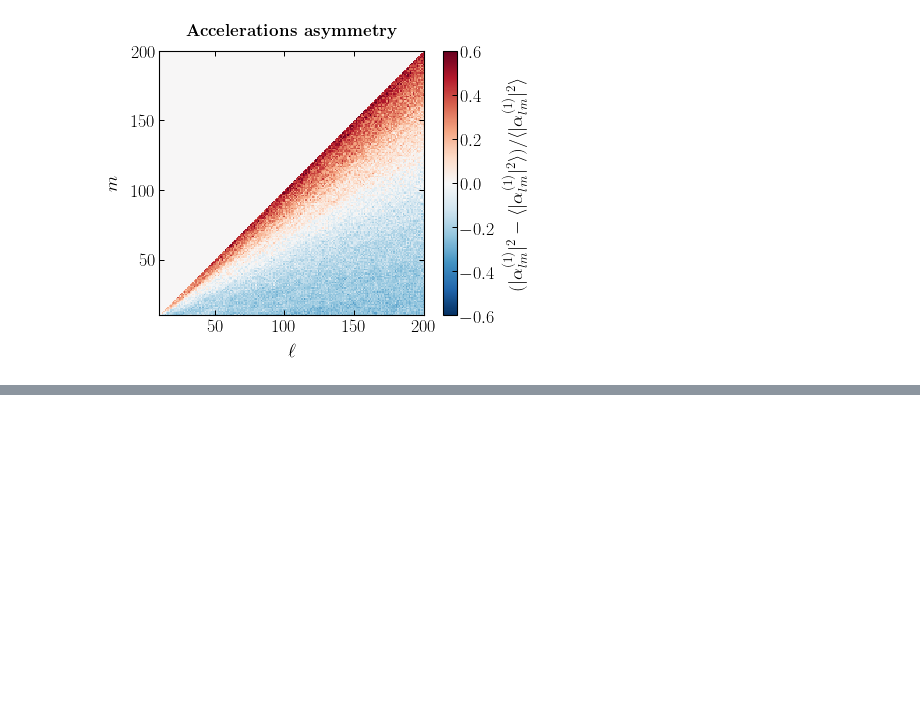
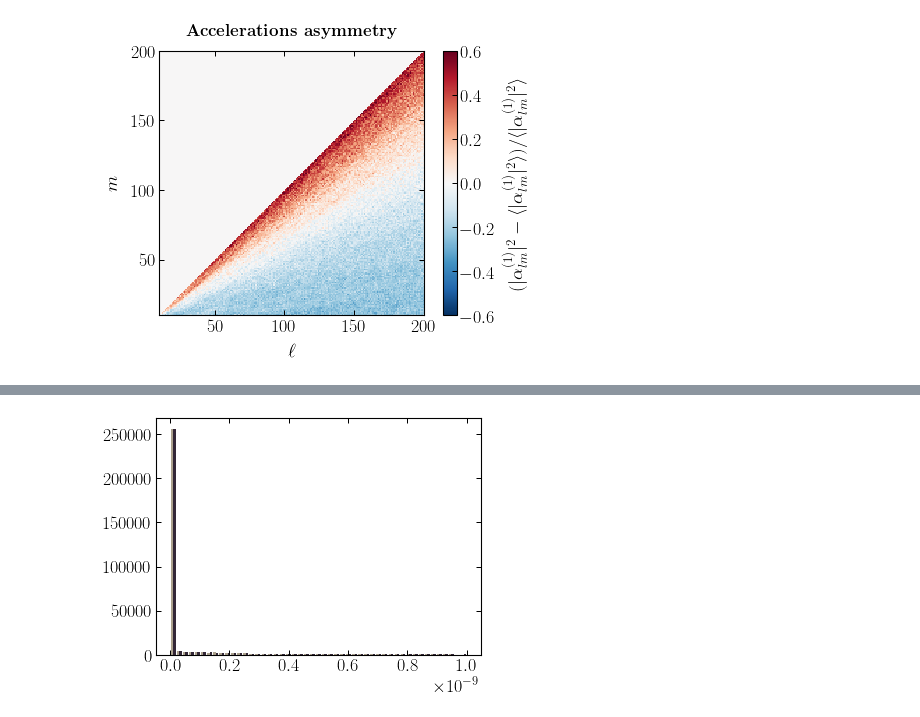
Before and after one commit to smsharma/astrometry-lensing-correlations, a Jupyter notebook: notebooks/01_simulations.ipynb, the cells around one changed output, grey strips where cells are left out. Cells and saved outputs as stored; diff of their text form; code cells hidden in the pictures; blank space fills up the shorter version.

```diff
--- a/notebooks/01_simulations.ipynb
+++ b/notebooks/01_simulations.ipynb
@@ -159,0 +166,18 @@ plt.savefig(plots_dir + "m_asymm_alpha_1.pdf")
+# %%
+max_sep = 20
+nside = 1024
+lmax = 3 * nside - 1
+
+sim = QuasarSim(max_sep=max_sep,
+                verbose=True,
+                sim_uniform=False,
+                nside=nside,
+                calc_powerspecs=False,
+                do_alpha=False,
+                sh_profile='Gaussian',
+                f_sub=1.,
+                R0=.1 * pc)
+
+sim.set_mass_distribution(sim.rho_M_SI, M_min=1e10 * M_s, M_max=1e10 * M_s, M_min_calib=1e8 * M_s, M_max_calib=1e10 * M_s, N_calib=150, alpha=-1.9)
+sim.set_radial_distribution(sim.r2rho_V_NFW, R_min=1e-3 * kpc, R_max=260 * kpc)
+sim.set_subhalo_properties(sim.c200_SCP, distdep=False)
@@ -159,0 +191,4 @@ plt.savefig(plots_dir + "m_asymm_alpha_1.pdf")
+# %%
+plt.hist(sim.mu_qsrs, bins=np.linspace(0,0.000000001));
+# %% [output]
+[figure, added]
```
Also changed, not shown: parts of 4 cells of this notebook, 20 other files.
